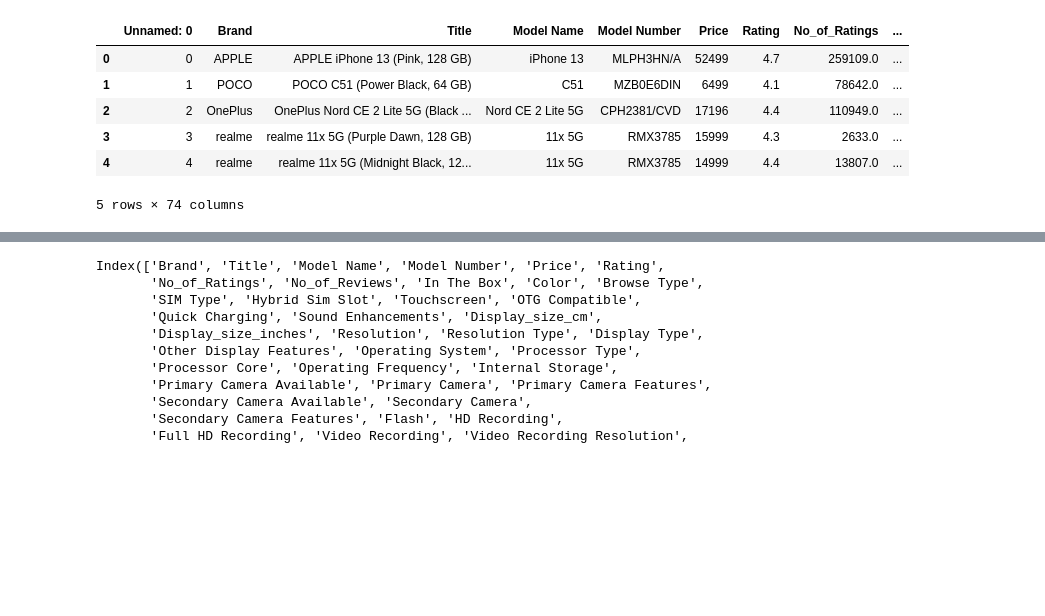
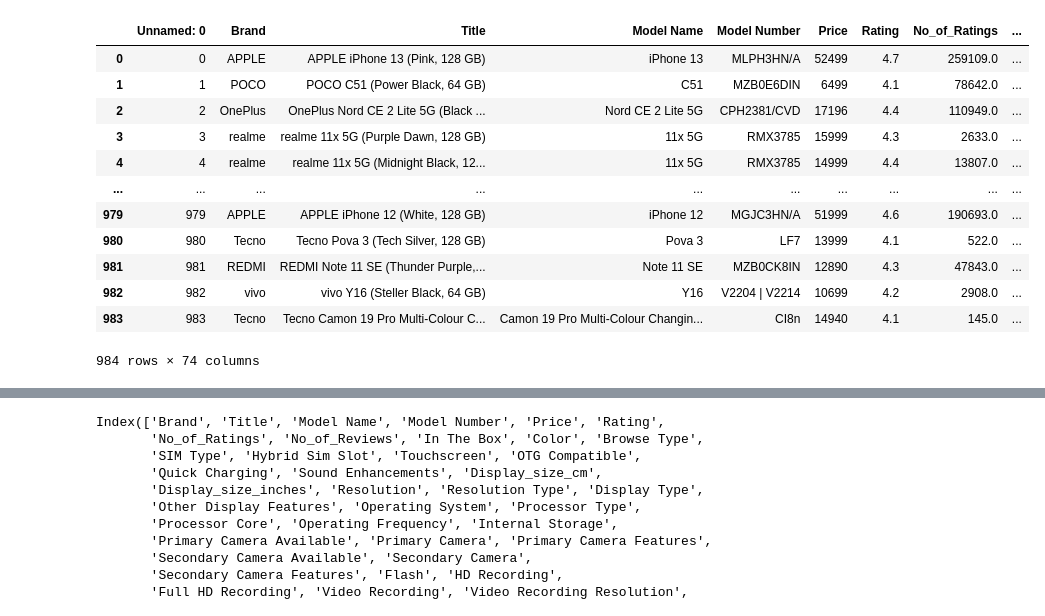
Before and after one commit to komal91gajjar/practice, a Jupyter notebook: practice 05.10.2023 ML.ipynb, the cells around one changed output, grey strips where cells are left out. Drawn from its saved outputs; the diff is of its cells as text; code cells hidden in the pictures; blank space fills up the shorter version.

```diff
--- a/practice 05.10.2023 ML.ipynb
+++ b/practice 05.10.2023 ML.ipynb
@@ -6,12 +6,18 @@ import seaborn as sns
 # %%
 df = pd.read_csv("D:\\excel data\\mobiles.csv")
 # %%
-df.head()
+df
 # %% [output]
 |  | Unnamed: 0 | Brand | Title | Model Name | Model Number | Price | Rating | No_of_Ratings | ... |
 | 0 | 0 | APPLE | APPLE iPhone 13 (Pink, 128 GB) | iPhone 13 | MLPH3HN/A | 52499 | 4.7 | 259109.0 | ... |
 | 1 | 1 | POCO | POCO C51 (Power Black, 64 GB) | C51 | MZB0E6DIN | 6499 | 4.1 | 78642.0 | ... |
 | 2 | 2 | OnePlus | OnePlus Nord CE 2 Lite 5G (Black ... | Nord CE 2 Lite 5G | CPH2381/CVD | 17196 | 4.4 | 110949.0 | ... |
 | 3 | 3 | realme | realme 11x 5G (Purple Dawn, 128 GB) | 11x 5G | RMX3785 | 15999 | 4.3 | 2633.0 | ... |
 | 4 | 4 | realme | realme 11x 5G (Midnight Black, 12... | 11x 5G | RMX3785 | 14999 | 4.4 | 13807.0 | ... |
+| ... | ... | ... | ... | ... | ... | ... | ... | ... | ... |
+| 979 | 979 | APPLE | APPLE iPhone 12 (White, 128 GB) | iPhone 12 | MGJC3HN/A | 51999 | 4.6 | 190693.0 | ... |
+| 980 | 980 | Tecno | Tecno Pova 3 (Tech Silver, 128 GB) | Pova 3 | LF7 | 13999 | 4.1 | 522.0 | ... |
+| 981 | 981 | REDMI | REDMI Note 11 SE (Thunder Purple,... | Note 11 SE | MZB0CK8IN | 12890 | 4.3 | 47843.0 | ... |
+| 982 | 982 | vivo | vivo Y16 (Steller Black, 64 GB) | Y16 | V2204 | V2214 | 10699 | 4.2 | 2908.0 | ... |
+| 983 | 983 | Tecno | Tecno Camon 19 Pro Multi-Colour C... | Camon 19 Pro Multi-Colour Changin... | CI8n | 14940 | 4.1 | 145.0 | ... |
-5 rows × 74 columns
+984 rows × 74 columns
```
Also changed, not shown: parts of 52 cells of this notebook, 6 other files.
